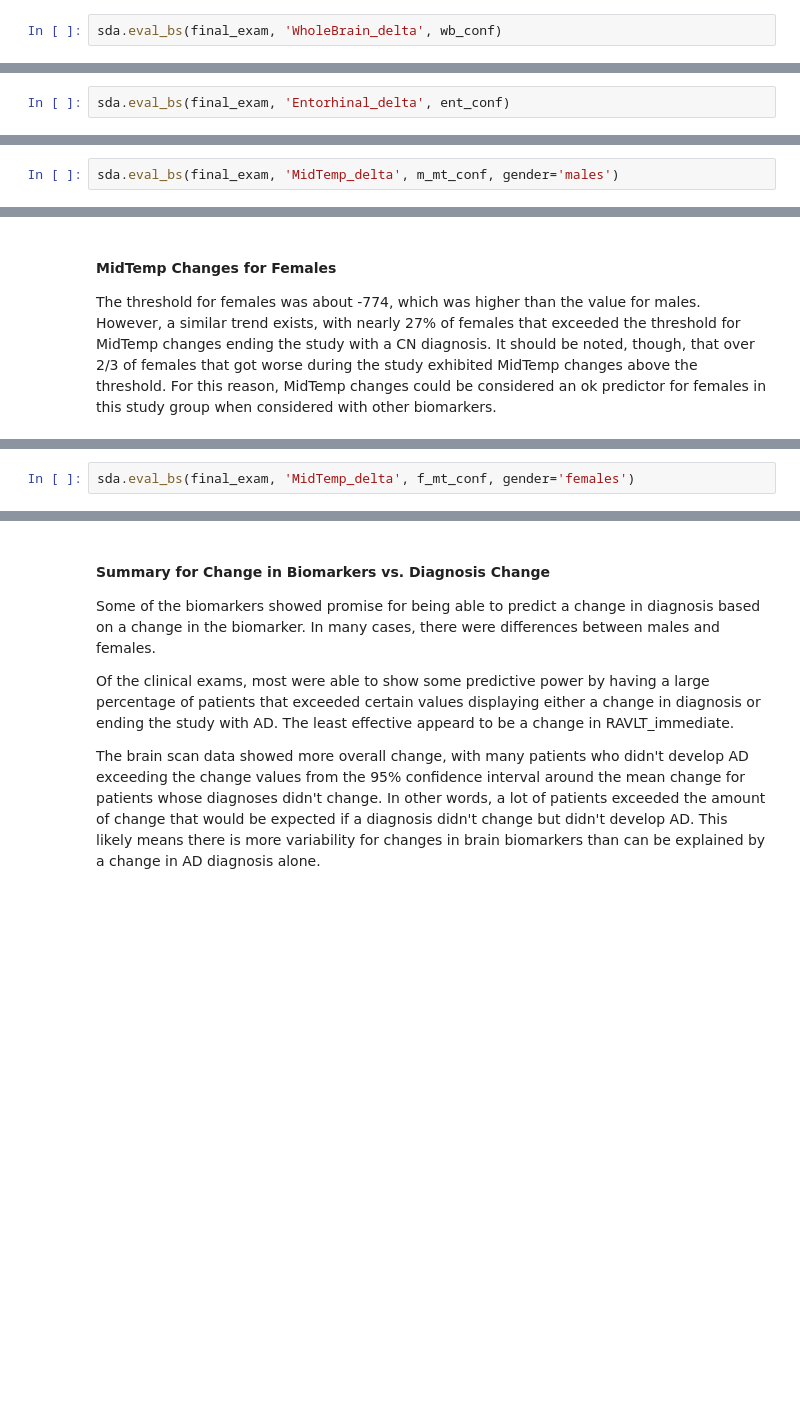
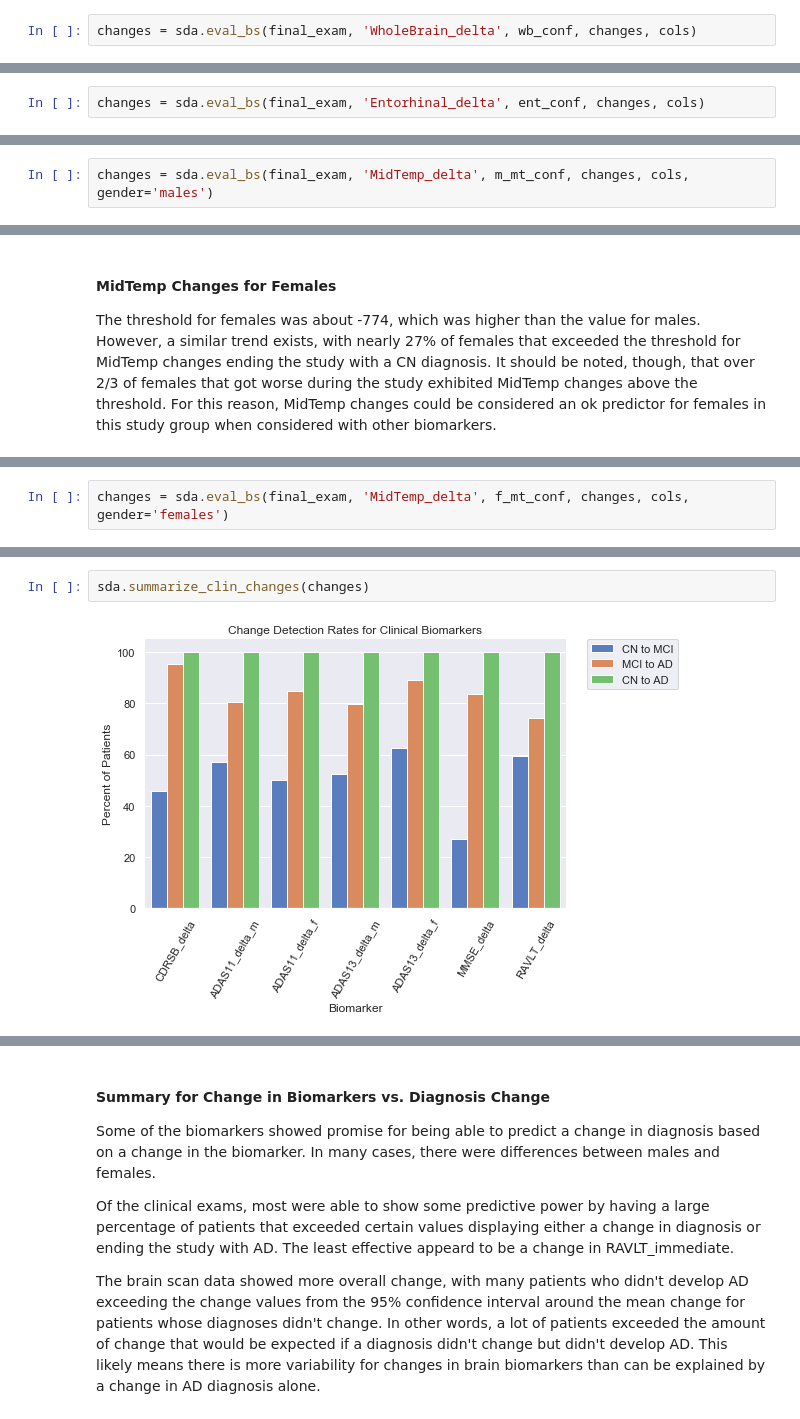
Before and after one commit to Haydost/Springboard_Portfolio, a Jupyter notebook: Capstone_1_Alzheimers_InProgress/3-Statistical_Data_Analysis.ipynb, the cells around one changed output, grey strips where cells are left out. Drawn from its saved outputs; the diff is of its cells as text; blank space fills up the shorter version.

```diff
--- a/Capstone_1_Alzheimers_InProgress/3-Statistical_Data_Analysis.ipynb
+++ b/Capstone_1_Alzheimers_InProgress/3-Statistical_Data_Analysis.ipynb
@@ -463,3 +479,3 @@ wb_conf = sda.bs(no_change, 'WholeBrain_delta', 10000)
 # %%
-sda.eval_bs(final_exam, 'WholeBrain_delta', wb_conf)
+changes = sda.eval_bs(final_exam, 'WholeBrain_delta', wb_conf, changes, cols)
 # %% [output]
@@ -483,3 +500,3 @@ ent_conf = sda.bs(no_change, 'Entorhinal_delta', 10000)
 # %%
-sda.eval_bs(final_exam, 'Entorhinal_delta', ent_conf)
+changes = sda.eval_bs(final_exam, 'Entorhinal_delta', ent_conf, changes, cols)
 # %% [output]
@@ -503,3 +521,3 @@ m_mt_conf = sda.bs(m_no_change, 'MidTemp_delta', 10000)
 # %%
-sda.eval_bs(final_exam, 'MidTemp_delta', m_mt_conf, gender='males')
+changes = sda.eval_bs(final_exam, 'MidTemp_delta', m_mt_conf, changes, cols, gender='males')
 # %% [output]
@@ -523,3 +542,3 @@ f_mt_conf = sda.bs(f_no_change, 'MidTemp_delta', 10000)
 # %%
-sda.eval_bs(final_exam, 'MidTemp_delta', f_mt_conf, gender='females')
+changes = sda.eval_bs(final_exam, 'MidTemp_delta', f_mt_conf, changes, cols, gender='females')
 # %% [output]
@@ -532,0 +573,4 @@ Percent Progressing CN to AD exceeding threshold:  66.67 %
+# %%
+sda.summarize_clin_changes(changes)
+# %% [output]
+[figure, added]
```
Also changed, not shown: parts of 43 cells of this notebook, 1 other file.
